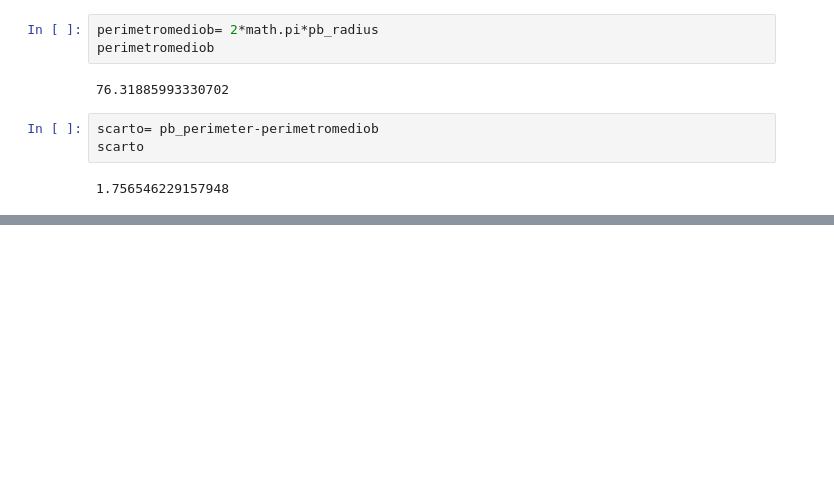
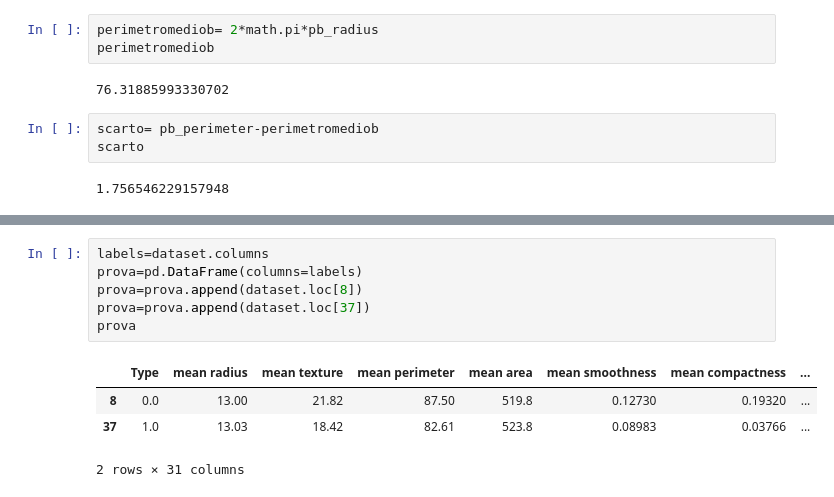
Before and after one commit to lasteperini/SCVIS, a Jupyter notebook: Aggiornamento_130521_Sara.ipynb, the cells around one changed output, grey strips where cells are left out. Cells and saved outputs as stored; diff of their text form; blank space fills up the shorter version.

```diff
--- a/Aggiornamento_130521_Sara.ipynb
+++ b/Aggiornamento_130521_Sara.ipynb
@@ -231,0 +319,11 @@ scarto
+# %%
+labels=dataset.columns
+prova=pd.DataFrame(columns=labels)
+prova=prova.append(dataset.loc[8])
+prova=prova.append(dataset.loc[37])
+prova
+# %% [output]
+|  | Type | mean radius | mean texture | mean perimeter | mean area | mean smoothness | mean compactness | ... |
+| 8 | 0.0 | 13.00 | 21.82 | 87.50 | 519.8 | 0.12730 | 0.19320 | ... |
+| 37 | 1.0 | 13.03 | 18.42 | 82.61 | 523.8 | 0.08983 | 0.03766 | ... |
+2 rows × 31 columns
```
Also changed, not shown: parts of 6 cells of this notebook.
